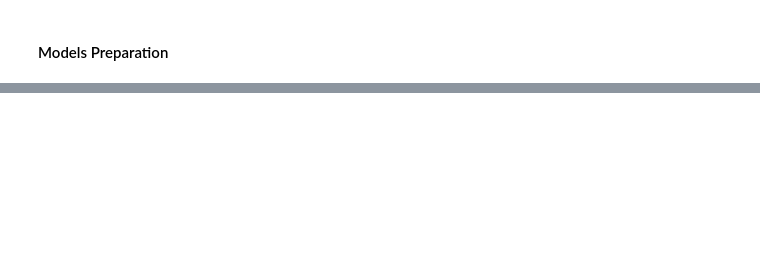
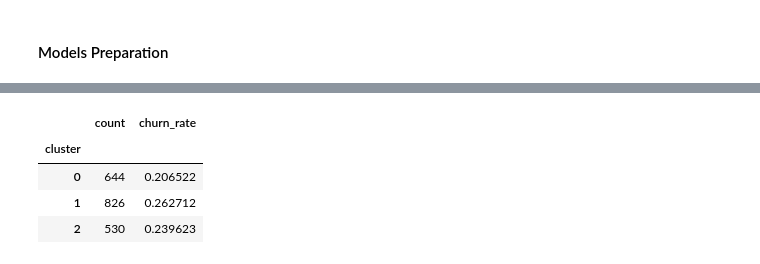
Before and after one commit to Ammarr-Yasser/churn-prediction-system, a Jupyter notebook: telecom_churn_coding.ipynb, the cells around one changed output, grey strips where cells are left out. Saved outputs shown, nothing was run; the diff lists cells and outputs as text; code cells hidden in the pictures; blank space fills up the shorter version.

```diff
--- a/telecom_churn_coding.ipynb
+++ b/telecom_churn_coding.ipynb
@@ -261 +433,22 @@ import joblib
+# %%
+# K-Means clustering for customer segmentation
+kmeans_pipeline = Pipeline(steps=[
+    ("preprocess", preprocess),
+    ("kmeans", KMeans(n_clusters=3, n_init=20, random_state=RANDOM_STATE)),
+])
+
+cluster_labels = kmeans_pipeline.fit_predict(X)
+
+cluster_df = df_new.copy()
+cluster_df["cluster"] = cluster_labels
+cluster_churn = cluster_df.groupby("cluster")["churn"].agg(["count", "mean"])
+cluster_churn = cluster_churn.rename(columns={"mean": "churn_rate"})
+
+display(cluster_churn)
+# %% [output]
+|  | count | churn_rate |
+| cluster |  |  |
+| 0 | 644 | 0.206522 |
+| 1 | 826 | 0.262712 |
+| 2 | 530 | 0.239623 |
 # %%
```
Also changed, not shown: parts of 33 cells of this notebook, 2 other files.
